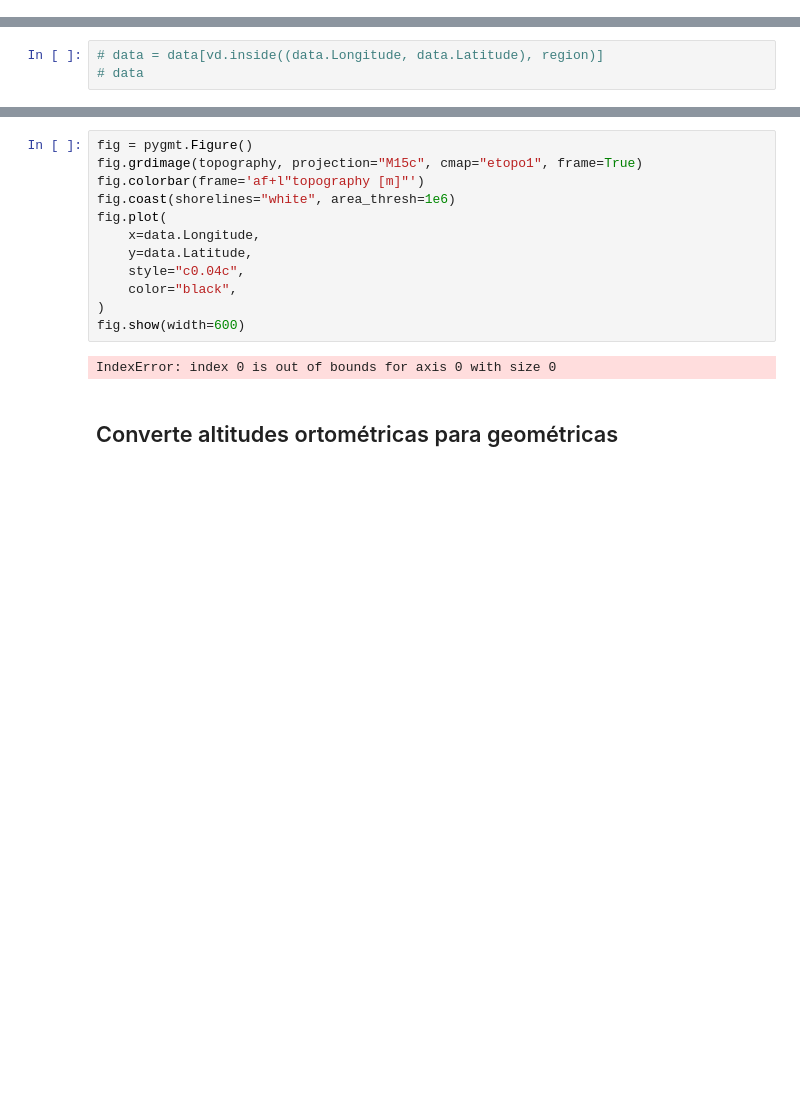
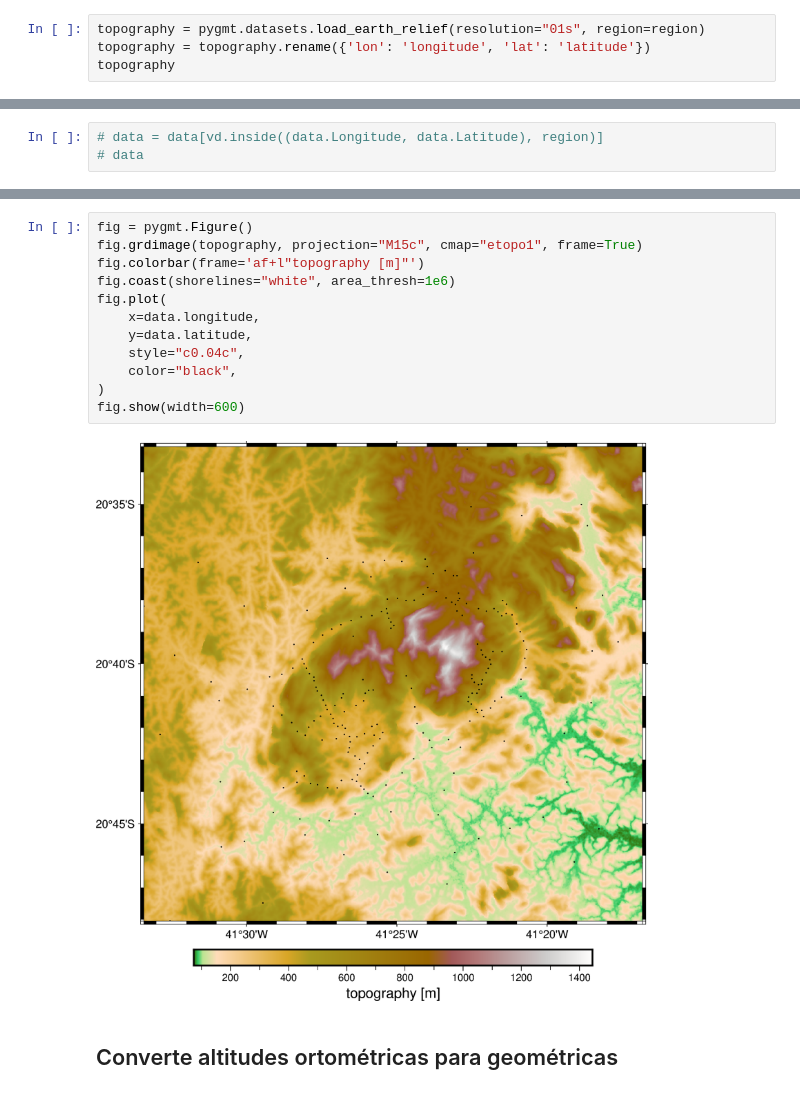
Before and after one commit to Souza-junior/Disciplina_Verao_IAG_2024, a Jupyter notebook: Code/Projeto.ipynb, the cells around one changed output, grey strips where cells are left out. Cells and saved outputs as stored; diff of their text form; blank space fills up the shorter version.

```diff
--- a/Code/Projeto.ipynb
+++ b/Code/Projeto.ipynb
@@ -53,2 +53,6 @@ region = (-41.5569883888889, -41.2805198611111, -20.8007570833333, -20.553333833
 # Pad the region for slicing the grids
 region_pad = vd.pad_region(region, pad=0)
+# %%
+topography = pygmt.datasets.load_earth_relief(resolution="01s", region=region)
+topography = topography.rename({'lon': 'longitude', 'lat': 'latitude'})
+topography
@@ -97,17 +121,17 @@ fig.show(width=600)
 # %%
 fig = pygmt.Figure()
 fig.grdimage(topography, projection="M15c", cmap="etopo1", frame=True)
 fig.colorbar(frame='af+l"topography [m]"')
 fig.coast(shorelines="white", area_thresh=1e6)
 fig.plot(
-    x=data.Longitude,
-    y=data.Latitude,
+    x=data.longitude,
+    y=data.latitude,
     style="c0.04c",
     color="black",
 )
 fig.show(width=600)
 # %% [output]
-IndexError: index 0 is out of bounds for axis 0 with size 0
+[figure, added]
 # %% [markdown]
 ## Converte altitudes ortométricas para geométricas
 # %%
```
Also changed, not shown: parts of 17 cells of this notebook, 3 other files.
